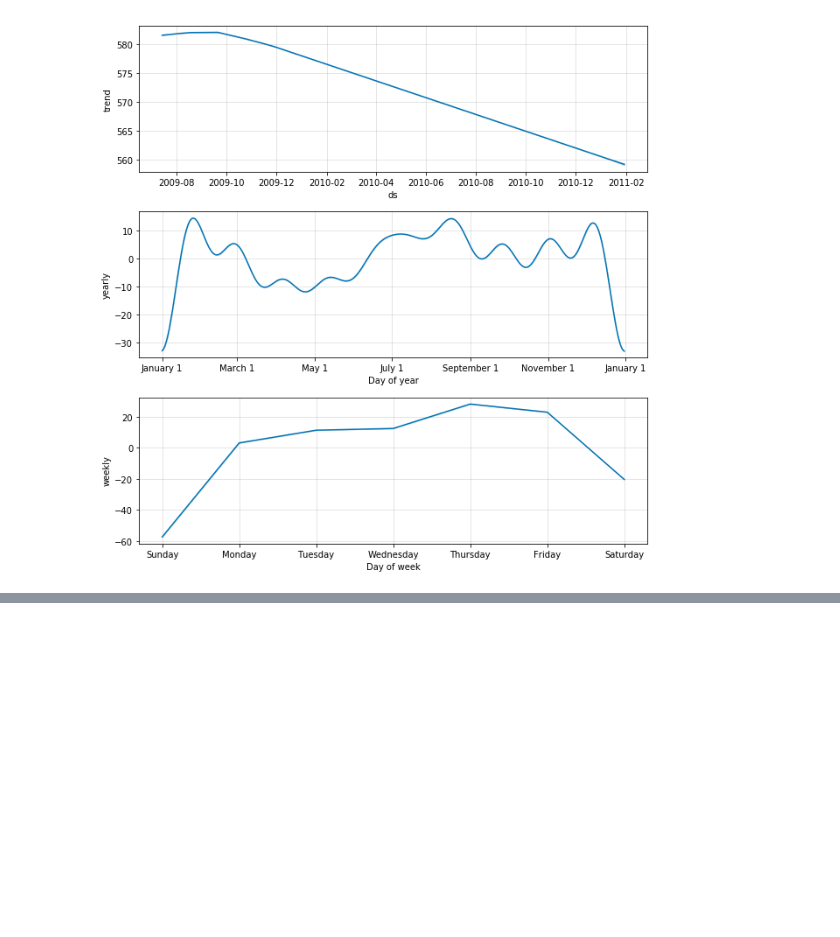
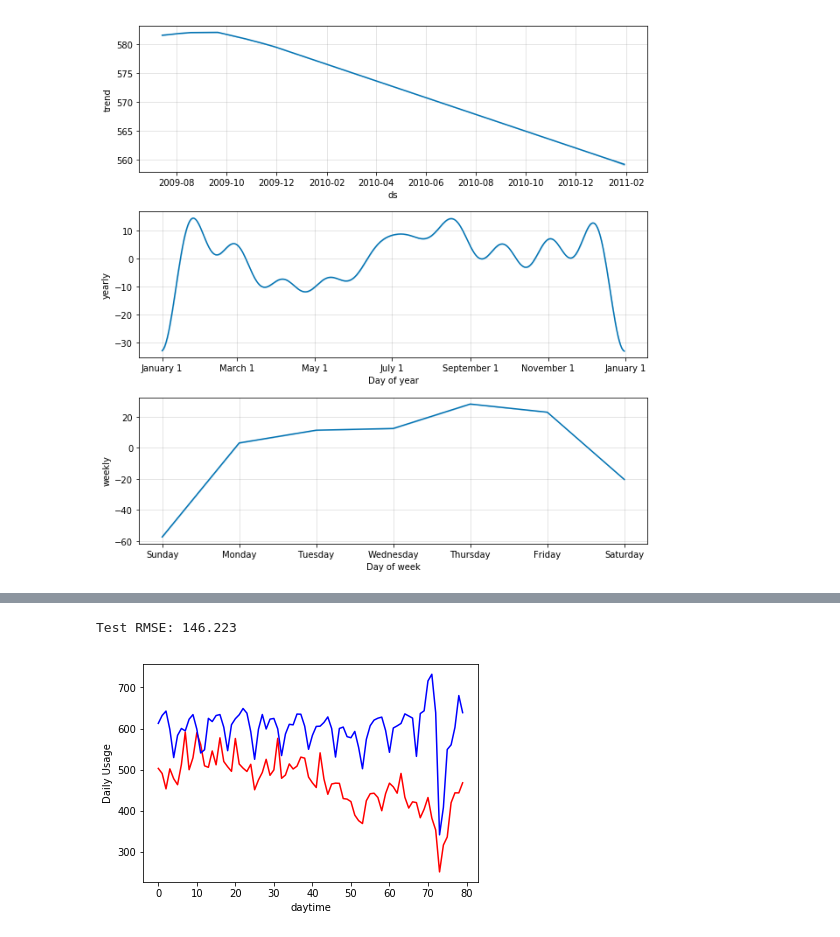
Before and after one commit to dhimanak/Nullpointers-Load_Clusters, a Jupyter notebook: Load_Clusters.ipynb, the cells around one changed output, grey strips where cells are left out. Drawn from its saved outputs; the diff is of its cells as text; code cells hidden in the pictures; blank space fills up the shorter version.

Commit message:
Added Random forest.

```diff
--- a/Load_Clusters.ipynb
+++ b/Load_Clusters.ipynb
@@ -673,0 +672,18 @@ fig=model.plot(predics)
+# %%
+print(dfUserGroupClus2.head)
+size = len(dfUserGroupClus2) - 80
+train2, test2 = dfUserGroupClus2[0:size], dfUserGroupClus2[size:]
+
+print(test2)
+
+# train_y and test_Y are the values we want to predict
+train_y = np.array(train2['y'])
+test_y = np.array(test2['y'])
+
+
+
+#trainX and testX are the training and testing dataset
+train2= train2.drop('y', axis = 1)
+train_X = np.array(train2)
+test2= test2.drop('y', axis = 1)
+test_X = np.array(test2)
@@ -673,0 +708,28 @@ fig=model.plot(predics)
+# %%
+# Import the model we are using
+from sklearn.ensemble import RandomForestRegressor
+
+# Instantiate model with 1000 decision trees
+rf = RandomForestRegressor(n_estimators = 1000, random_state = 42)
+
+# Train the model on training data
+rf.fit(train_X, train_y);
+
+# Use the Randomforest's predict method to predict
+predictions = rf.predict(test_X)
+
+# evaluate forecasts using mean squared error
+from math import sqrt
+from sklearn.metrics import mean_squared_error
+rmse = sqrt(mean_squared_error(test_y, predictions))
+print('Test RMSE: %.3f' % rmse)
+
+import matplotlib.pyplot as plt
+plt.xlabel('daytime')
+plt.ylabel('Daily Usage')
+plt.plot(test_y, color='red')
+plt.plot(predictions, color='blue')
+plt.show()
+# %% [output]
+Test RMSE: 146.223
+[figure, added]
```
Also changed, not shown: parts of 3 cells of this notebook.
